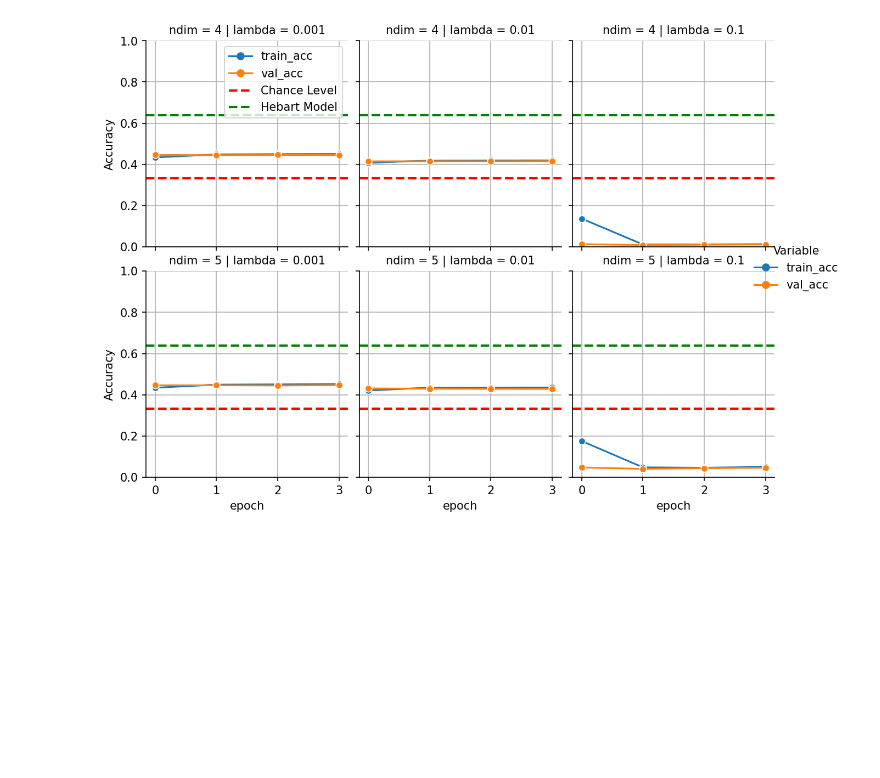
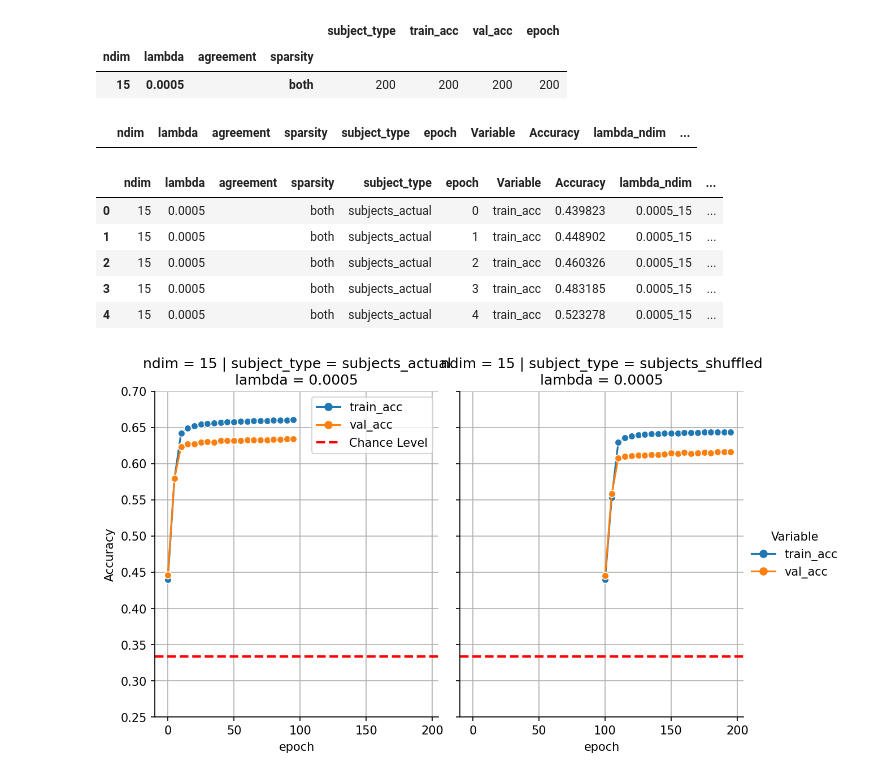
Before and after one commit to MirkoTh/semantic-representations-ID, a Jupyter notebook: analyze-results-joint-model.ipynb, the cells around one changed output. Drawn from its saved outputs; the diff is of its cells as text; code cells hidden in the pictures; blank space fills up the shorter version.

```diff
--- a/analyze-results-joint-model.ipynb
+++ b/analyze-results-joint-model.ipynb
@@ -52,2 +226,2 @@ l_df_train_eval = [
 # %%
-df_train_eval = reduce(lambda x, y: pd.concat([x, y], axis=0, ignore_index=True), l_df_train_eval)
+df_train_eval_id = reduce(lambda x, y: pd.concat([x, y], axis=0, ignore_index=True), l_df_train_eval_id)
@@ -55,0 +239,4 @@ df_train_eval["epoch"] = df_train_eval.groupby(["ndim", "lambda"]).cumcount()
+# %%
+df_train_eval_id["epoch"] = df_train_eval_id.groupby(["ndim", "lambda", "agreement", "sparsity"]).cumcount()
+df_train_eval_avg["epoch"] = df_train_eval_avg.groupby(["ndim", "lambda"]).cumcount()
+df_train_eval_avg["subject_type"] = "subjects_actual"
@@ -56,7 +252,13 @@ df_train_eval["epoch"] = df_train_eval.groupby(["ndim", "lambda"]).cumcount()
+# %%
+df_train_eval_id.groupby(["ndim", "lambda", "agreement", "sparsity"]).count()
+# %% [output]
+|  |  |  |  | subject_type | train_acc | val_acc | epoch |
+| ndim | lambda | agreement | sparsity |  |  |  |  |
+| 15 | 0.0005 |  | both | 200 | 200 | 200 | 200 |
 # %%
-df_train_eval_long = pd.melt(
-    df_train_eval,
-    id_vars=["ndim", "lambda", "epoch"],
+df_train_eval_long_id = pd.melt(
+    df_train_eval_id,
+    id_vars=["ndim", "lambda", "agreement", "sparsity", "subject_type", "epoch"],
     value_vars = ["train_acc", "val_acc"],
     var_name = "Variable",
     value_name = "Accuracy"
@@ -63,0 +274,16 @@ df_train_eval_long = pd.melt(
+# %%
+df_train_eval_long_id['lambda_ndim'] = df_train_eval_long_id['lambda'].astype(str) + '_' + df_train_eval_long_id['ndim'].astype(str)
+df_train_eval_long_id['agreement_sparsity'] = df_train_eval_long_id['agreement'].astype(str) + '_' + df_train_eval_long_id['sparsity'].astype(str)
+# %%
+df_train_eval_long_id.query("epoch == 1499 & Variable == 'val_acc'").sort_values("Accuracy")
+# %% [output]
+|  | ndim | lambda | agreement | sparsity | subject_type | epoch | Variable | Accuracy | lambda_ndim | ... |
+# %%
+df_train_eval_long_id.head()
+# %% [output]
+|  | ndim | lambda | agreement | sparsity | subject_type | epoch | Variable | Accuracy | lambda_ndim | ... |
+| 0 | 15 | 0.0005 |  | both | subjects_actual | 0 | train_acc | 0.439823 | 0.0005_15 | ... |
+| 1 | 15 | 0.0005 |  | both | subjects_actual | 1 | train_acc | 0.448902 | 0.0005_15 | ... |
+| 2 | 15 | 0.0005 |  | both | subjects_actual | 2 | train_acc | 0.460326 | 0.0005_15 | ... |
+| 3 | 15 | 0.0005 |  | both | subjects_actual | 3 | train_acc | 0.483185 | 0.0005_15 | ... |
+| 4 | 15 | 0.0005 |  | both | subjects_actual | 4 | train_acc | 0.523278 | 0.0005_15 | ... |
@@ -64,24 +293,32 @@ df_train_eval_long = pd.melt(
 # %%
 # Create the FacetGrid without specifying an external axis
 g = sns.relplot(
-    data=df_train_eval_long, x='epoch', y='Accuracy',
-    col='lambda', row="ndim", height=4, hue="Variable",
+    data=df_train_eval_long_id.query("epoch % 5 == 0"),
+    x='epoch', y='Accuracy',
+    col='subject_type', row="ndim", height=4, hue="Variable",
     marker="o", aspect=1, kind="line")
 # Add gridlines to each facet
 for i, ax in enumerate(g.axes.flat):
     ax.grid(True)
     ax.axhline(y=.33333, color='red', linestyle='--', linewidth=2, label='Chance Level')
-    ax.axhline(y=.64, color='green', linestyle='--', linewidth=2, label='Hebart Model')
 
     #ax.set_xlim(0, 400)
-    ax.set_ylim(0, 1)
+    ax.set_ylim(.25, .7)
     if i == 0:
         ax.legend()
 
+# Embed constant in the title of each facet
+constant = "lambda = 0.0005"
+for ax in g.axes.flat:
+    # Get the existing title
+    title = ax.get_title()
+    # Add the constant to the title
+    ax.set_title(f"{title}\n{constant}")
+
 # Adjust the plot size
-g.fig.set_size_inches(9, 6)
+g.fig.set_size_inches(9, 5)
 g.fig.set_dpi(150)
 
 plt.show()
 # %% [output]
-[figure, old version]
+[figure, new version]
```
Also changed, not shown: parts of 44 cells of this notebook, 8 other files.
